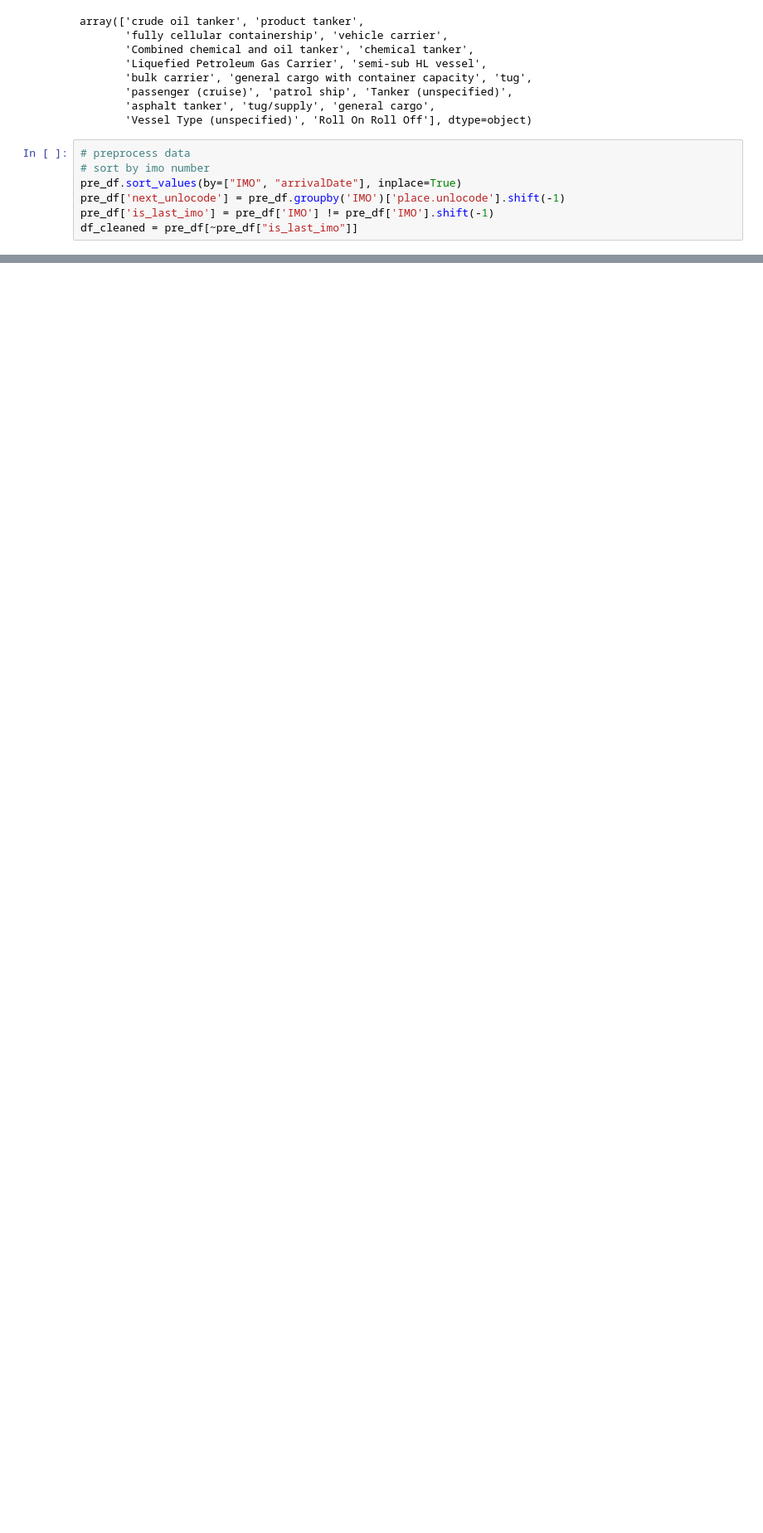
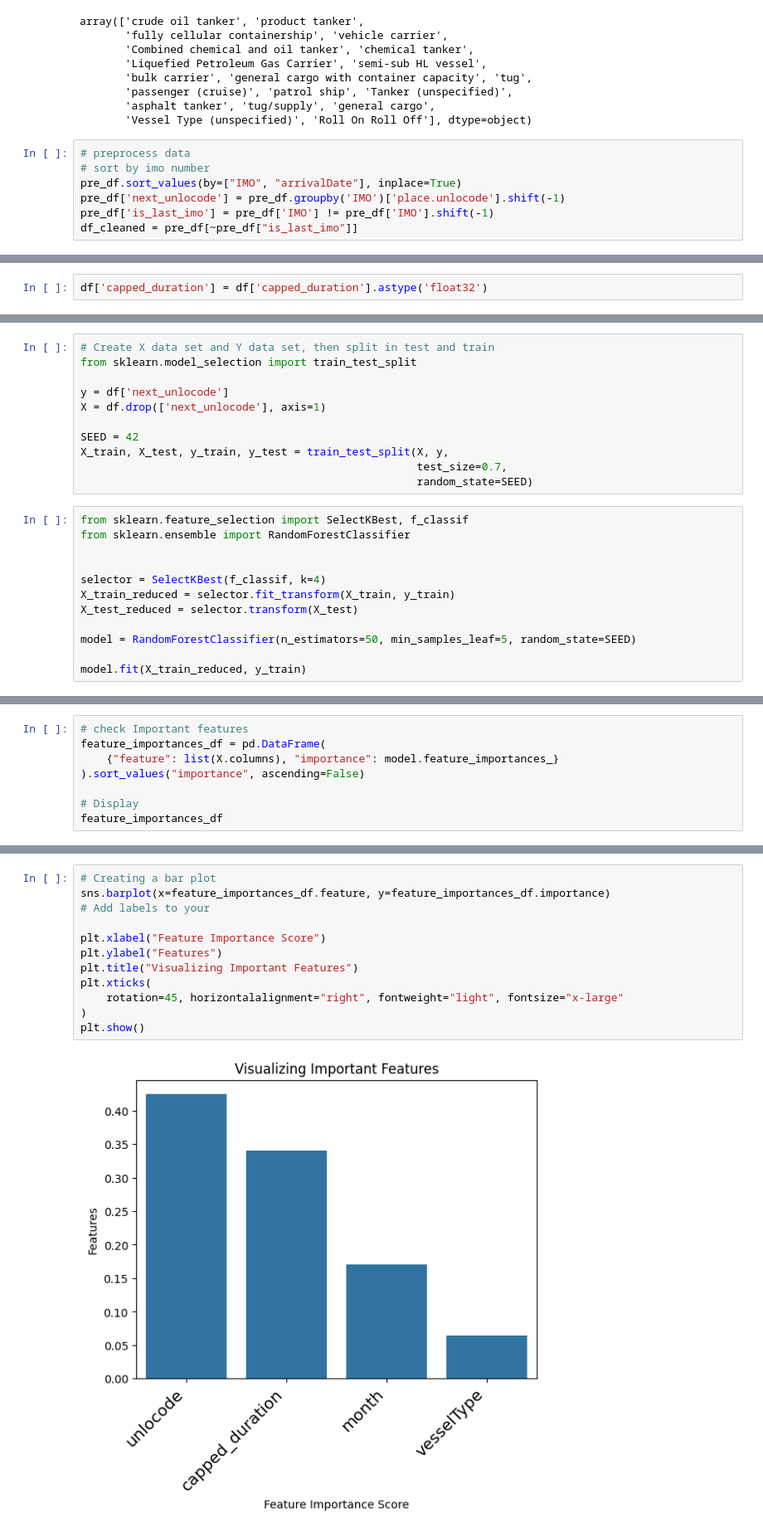
Before and after one commit to SySyAli/ais_port_prediction, a Jupyter notebook: notebooks/random_forest.ipynb, the cells around one changed output, grey strips where cells are left out. Shown at 83% size. Cells and saved outputs as stored; diff of their text form; blank space fills up the shorter version.

Commit message:
Creating Random Forest Model

```diff
--- a/notebooks/random_forest.ipynb
+++ b/notebooks/random_forest.ipynb
@@ -41,0 +97,2 @@ df_cleaned = pre_df[~pre_df["is_last_imo"]]
+# %%
+df['capped_duration'] = df['capped_duration'].astype('float32')
@@ -41,0 +120,23 @@ df_cleaned = pre_df[~pre_df["is_last_imo"]]
+# %%
+# Create X data set and Y data set, then split in test and train
+from sklearn.model_selection import train_test_split
+
+y = df['next_unlocode']
+X = df.drop(['next_unlocode'], axis=1)
+
+SEED = 42
+X_train, X_test, y_train, y_test = train_test_split(X, y,
+                                                    test_size=0.7,
+                                                    random_state=SEED)
+# %%
+from sklearn.feature_selection import SelectKBest, f_classif
+from sklearn.ensemble import RandomForestClassifier
+
+
+selector = SelectKBest(f_classif, k=4)
+X_train_reduced = selector.fit_transform(X_train, y_train)
+X_test_reduced = selector.transform(X_test)
+
+model = RandomForestClassifier(n_estimators=50, min_samples_leaf=5, random_state=SEED)
+
+model.fit(X_train_reduced, y_train)
@@ -41,0 +152,8 @@ df_cleaned = pre_df[~pre_df["is_last_imo"]]
+# %%
+# check Important features
+feature_importances_df = pd.DataFrame(
+    {"feature": list(X.columns), "importance": model.feature_importances_}
+).sort_values("importance", ascending=False)
+
+# Display
+feature_importances_df
@@ -41,0 +166,14 @@ df_cleaned = pre_df[~pre_df["is_last_imo"]]
+# %%
+# Creating a bar plot
+sns.barplot(x=feature_importances_df.feature, y=feature_importances_df.importance)
+# Add labels to your
+
+plt.xlabel("Feature Importance Score")
+plt.ylabel("Features")
+plt.title("Visualizing Important Features")
+plt.xticks(
+    rotation=45, horizontalalignment="right", fontweight="light", fontsize="x-large"
+)
+plt.show()
+# %% [output]
+[figure, added]
```
Also changed, not shown: parts of 14 cells of this notebook.
